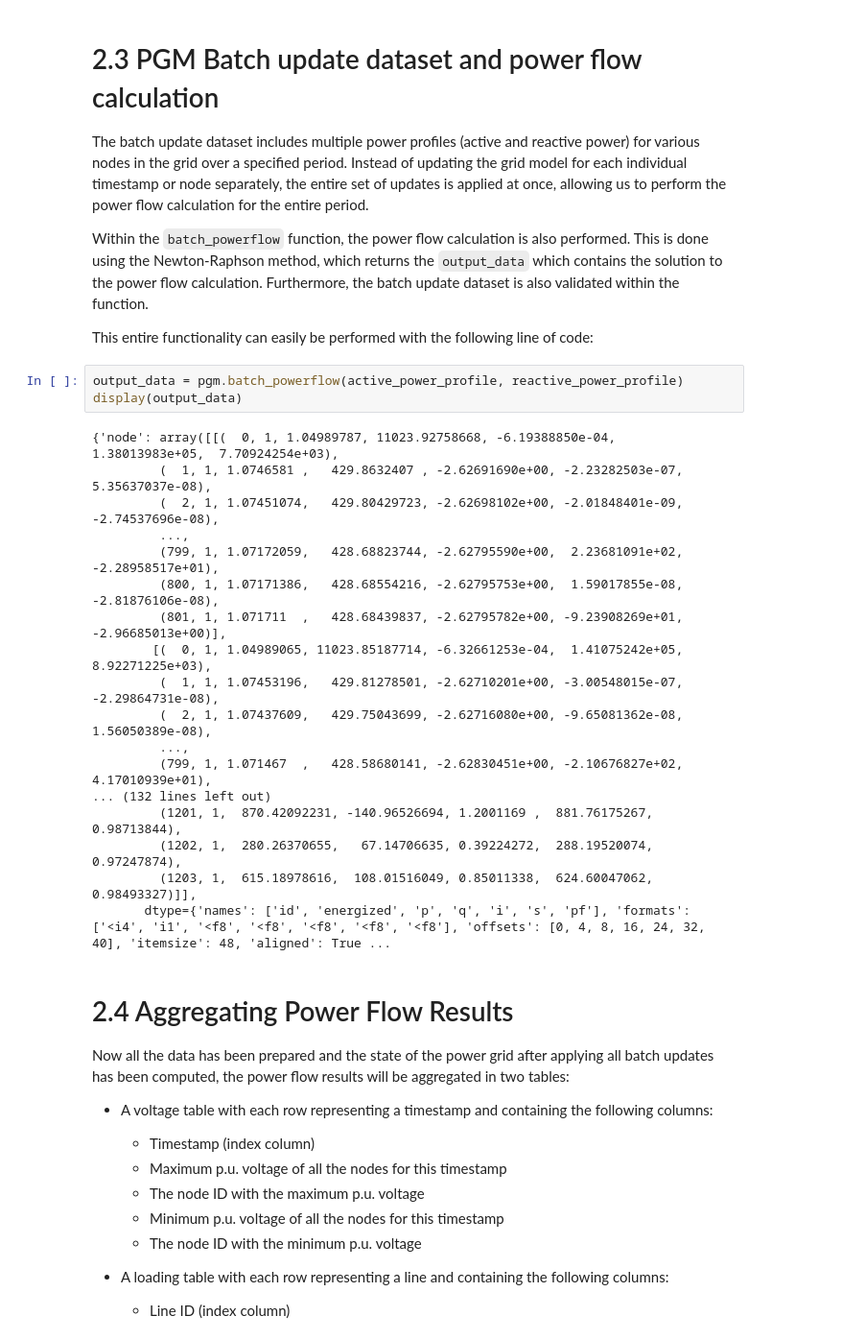
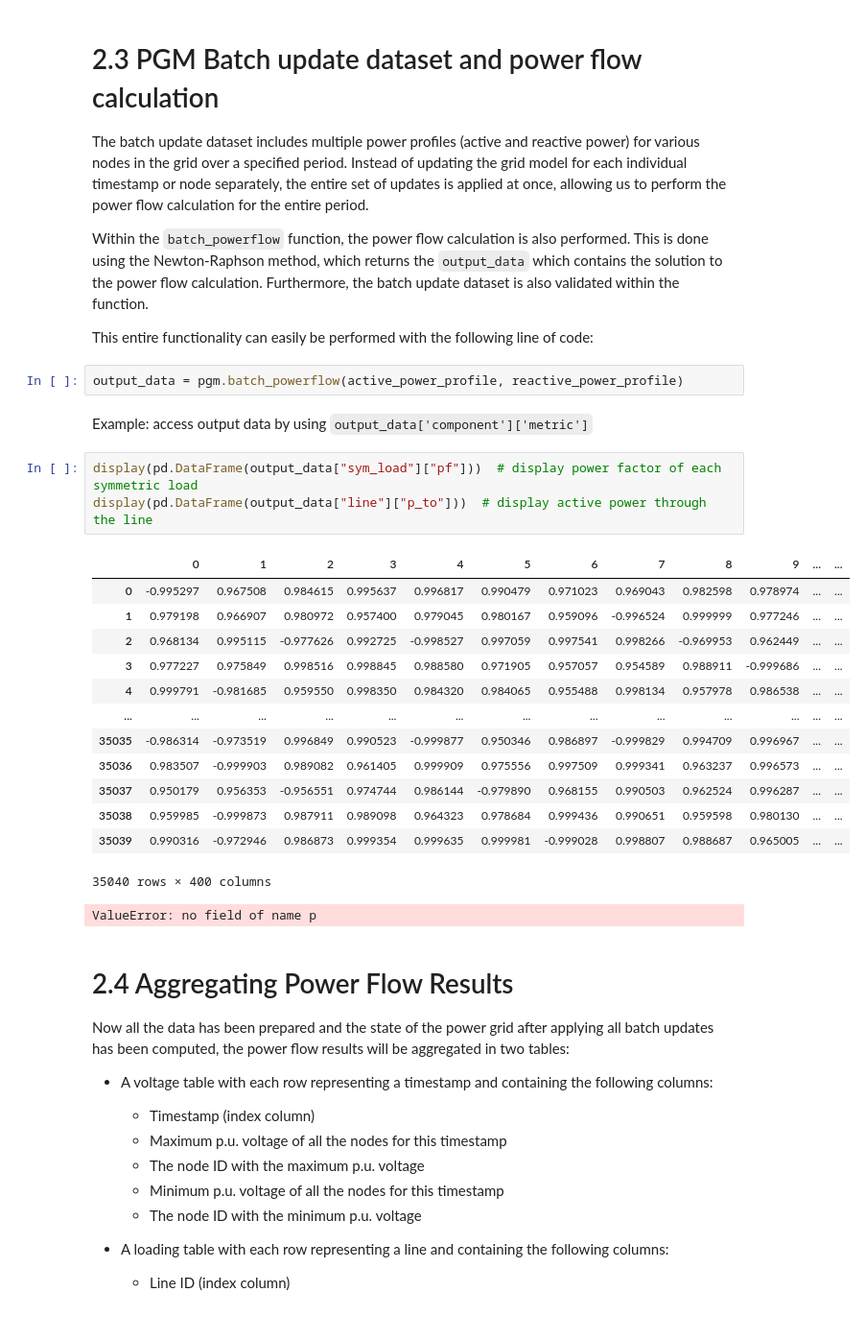
Before and after one commit to ACMason117/power-system-simulation-acdc, a Jupyter notebook: src/power_system_simulation/Final_presentation.ipynb, the cells around one changed output. Shown at 96% size. Cells and saved outputs as stored; diff of their text form.

```diff
--- a/src/power_system_simulation/Final_presentation.ipynb
+++ b/src/power_system_simulation/Final_presentation.ipynb
@@ -322,25 +324,26 @@ Within the `batch_powerflow` function, the power flow calculation is also perfor
 This entire functionality can easily be performed with the following line of code:
 # %%
 output_data = pgm.batch_powerflow(active_power_profile, reactive_power_profile)
-display(output_data)
-# %% [output]
-{'node': array([[(  0, 1, 1.04989787, 11023.92758668, -6.19388850e-04,  1.38013983e+05,  7.70924254e+03),
-         (  1, 1, 1.0746581 ,   429.8632407 , -2.62691690e+00, -2.23282503e-07,  5.35637037e-08),
-         (  2, 1, 1.07451074,   429.80429723, -2.62698102e+00, -2.01848401e-09, -2.74537696e-08),
-         ...,
-         (799, 1, 1.07172059,   428.68823744, -2.62795590e+00,  2.23681091e+02, -2.28958517e+01),
-         (800, 1, 1.07171386,   428.68554216, -2.62795753e+00,  1.59017855e-08, -2.81876106e-08),
-         (801, 1, 1.071711  ,   428.68439837, -2.62795782e+00, -9.23908269e+01, -2.96685013e+00)],
-        [(  0, 1, 1.04989065, 11023.85187714, -6.32661253e-04,  1.41075242e+05,  8.92271225e+03),
-         (  1, 1, 1.07453196,   429.81278501, -2.62710201e+00, -3.00548015e-07, -2.29864731e-08),
-         (  2, 1, 1.07437609,   429.75043699, -2.62716080e+00, -9.65081362e-08,  1.56050389e-08),
-         ...,
-         (799, 1, 1.071467  ,   428.58680141, -2.62830451e+00, -2.10676827e+02,  4.17010939e+01),
-... (132 lines left out)
-         (1201, 1,  870.42092231, -140.96526694, 1.2001169 ,  881.76175267,  0.98713844),
-         (1202, 1,  280.26370655,   67.14706635, 0.39224272,  288.19520074,  0.97247874),
-         (1203, 1,  615.18978616,  108.01516049, 0.85011338,  624.60047062,  0.98493327)]],
-       dtype={'names': ['id', 'energized', 'p', 'q', 'i', 's', 'pf'], 'formats': ['<i4', 'i1', '<f8', '<f8', '<f8', '<f8', '<f8'], 'offsets': [0, 4, 8, 16, 24, 32, 40], 'itemsize': 48, 'aligned': True ...
+# %% [markdown]
+Example: access output data by using `output_data['component']['metric']`
+# %%
+display(pd.DataFrame(output_data["sym_load"]["pf"]))  # display power factor of each symmetric load
+display(pd.DataFrame(output_data["line"]["p_to"]))  # display active power through the line
+# %% [output]
+|  | 0 | 1 | 2 | 3 | 4 | 5 | 6 | 7 | 8 | 9 | ... | ... |
+| 0 | -0.995297 | 0.967508 | 0.984615 | 0.995637 | 0.996817 | 0.990479 | 0.971023 | 0.969043 | 0.982598 | 0.978974 | ... | ... |
+| 1 | 0.979198 | 0.966907 | 0.980972 | 0.957400 | 0.979045 | 0.980167 | 0.959096 | -0.996524 | 0.999999 | 0.977246 | ... | ... |
+| 2 | 0.968134 | 0.995115 | -0.977626 | 0.992725 | -0.998527 | 0.997059 | 0.997541 | 0.998266 | -0.969953 | 0.962449 | ... | ... |
+| 3 | 0.977227 | 0.975849 | 0.998516 | 0.998845 | 0.988580 | 0.971905 | 0.957057 | 0.954589 | 0.988911 | -0.999686 | ... | ... |
+| 4 | 0.999791 | -0.981685 | 0.959550 | 0.998350 | 0.984320 | 0.984065 | 0.955488 | 0.998134 | 0.957978 | 0.986538 | ... | ... |
+| ... | ... | ... | ... | ... | ... | ... | ... | ... | ... | ... | ... | ... |
+| 35035 | -0.986314 | -0.973519 | 0.996849 | 0.990523 | -0.999877 | 0.950346 | 0.986897 | -0.999829 | 0.994709 | 0.996967 | ... | ... |
+| 35036 | 0.983507 | -0.999903 | 0.989082 | 0.961405 | 0.999909 | 0.975556 | 0.997509 | 0.999341 | 0.963237 | 0.996573 | ... | ... |
+| 35037 | 0.950179 | 0.956353 | -0.956551 | 0.974744 | 0.986144 | -0.979890 | 0.968155 | 0.990503 | 0.962524 | 0.996287 | ... | ... |
+| 35038 | 0.959985 | -0.999873 | 0.987911 | 0.989098 | 0.964323 | 0.978684 | 0.999436 | 0.990651 | 0.959598 | 0.980130 | ... | ... |
+| 35039 | 0.990316 | -0.972946 | 0.986873 | 0.999354 | 0.999635 | 0.999981 | -0.999028 | 0.998807 | 0.988687 | 0.965005 | ... | ... |
+35040 rows × 400 columns
+ValueError: no field of name p
 # %% [markdown]
 # 2.4 Aggregating Power Flow Results
 
```
Also changed, not shown: parts of 11 cells of this notebook, 1 other file.
